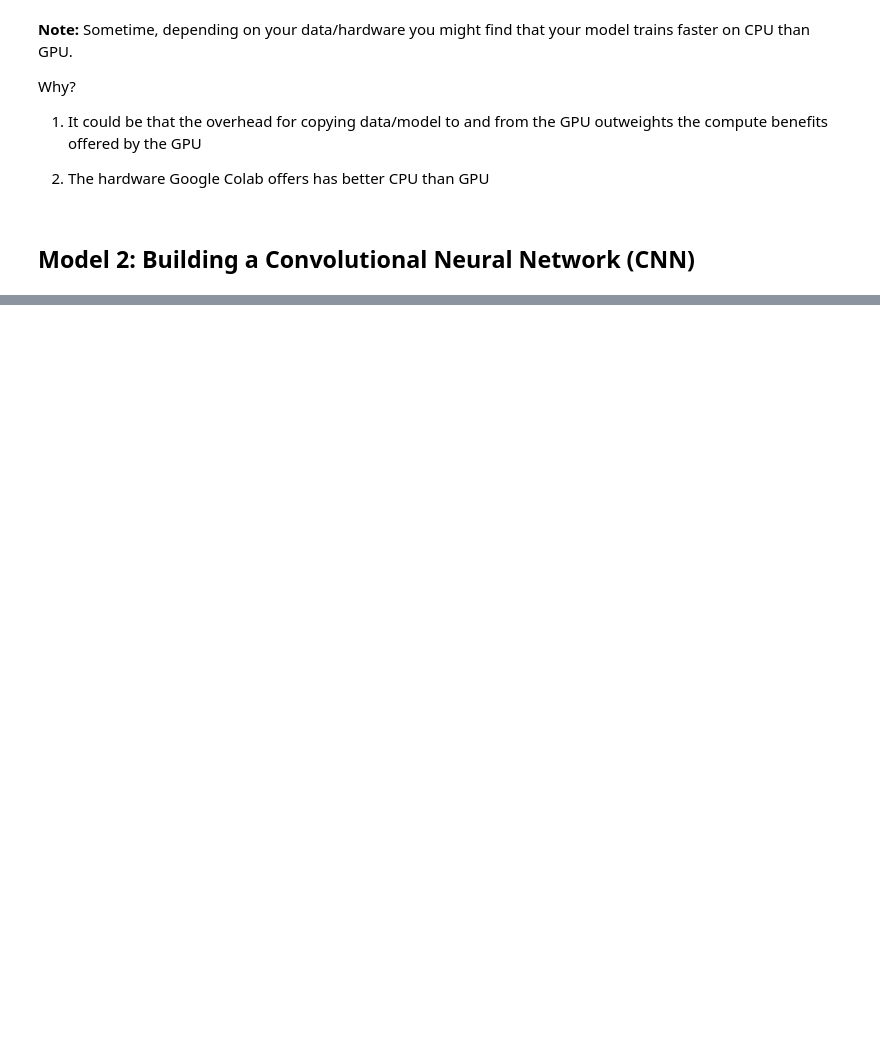
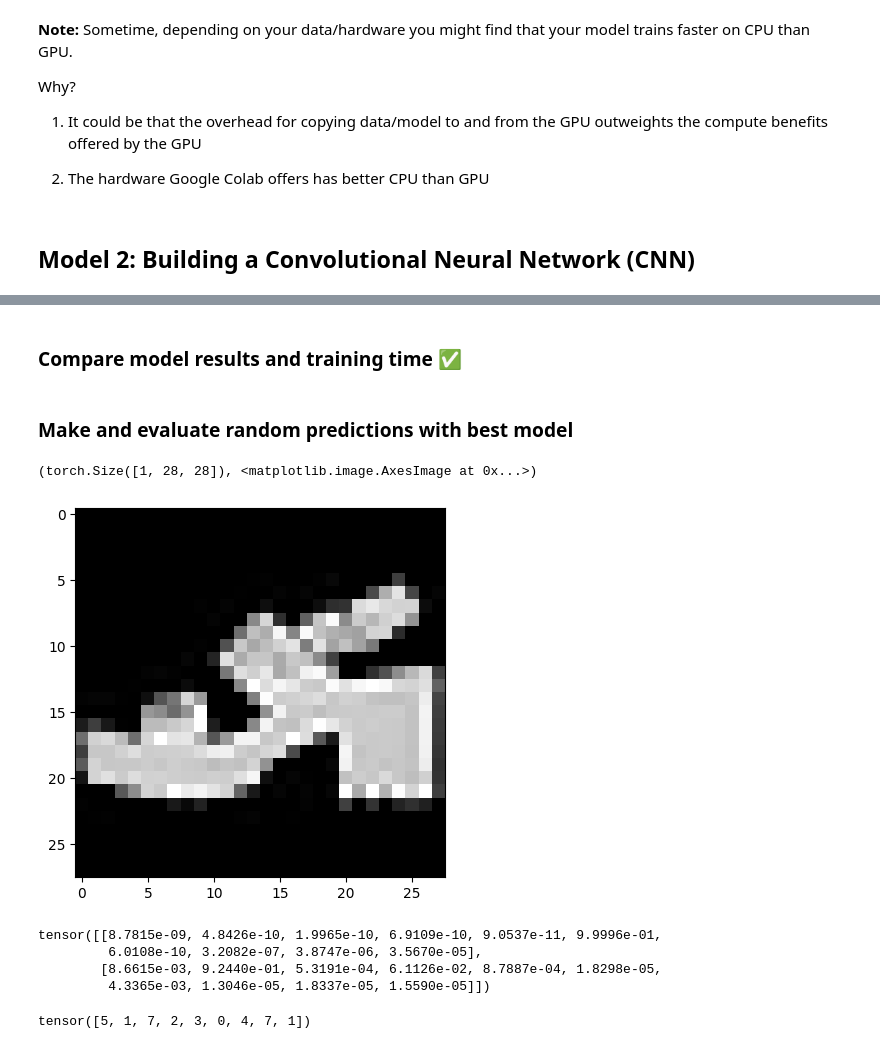
Before and after one commit to dmtrung14/pyTorch_fundamentals, a Jupyter notebook: PyTorch_Fundamentals_Computer_Vision_and_CNN.ipynb, the cells around one changed output, grey strips where cells are left out. Cells and saved outputs as stored; diff of their text form; code cells hidden in the pictures; blank space fills up the shorter version.

```diff
--- a/PyTorch_Fundamentals_Computer_Vision_and_CNN.ipynb
+++ b/PyTorch_Fundamentals_Computer_Vision_and_CNN.ipynb
@@ -721,0 +976,4 @@ Why?
+# %% [markdown]
+### Compare model results and training time ✅
+# %% [markdown]
+### Make and evaluate random predictions with best model
@@ -721,0 +1000,28 @@ Why?
+# %%
+import random
+random.seed(42)
+test_samples = []
+test_labels = []
+for sample, label in random.sample(list(test_data), k = 9):
+  test_samples.append(sample)
+  test_labels.append(label)
+test_samples[0].shape, plt.imshow(test_samples[0].squeeze(), cmap = 'gray')
+# %% [output]
+(torch.Size([1, 28, 28]), <matplotlib.image.AxesImage at 0x...>)
+[figure, added]
+# %%
+# Make predictions
+pred_probs = make_predictions(model = model_2,
+                              data = test_samples)
+pred_probs[:2]
+# %% [output]
+tensor([[8.7815e-09, 4.8426e-10, 1.9965e-10, 6.9109e-10, 9.0537e-11, 9.9996e-01,
+         6.0108e-10, 3.2082e-07, 3.8747e-06, 3.5670e-05],
+        [8.6615e-03, 9.2440e-01, 5.3191e-04, 6.1126e-02, 8.7887e-04, 1.8298e-05,
+         4.3365e-03, 1.3046e-05, 1.8337e-05, 1.5590e-05]])
+# %%
+# Convert prediction probabilities to labels
+pred_classes = pred_probs.argmax(dim =1)
+pred_classes
+# %% [output]
+tensor([5, 1, 7, 2, 3, 0, 4, 7, 1])
```
Also changed, not shown: parts of 22 cells of this notebook.
